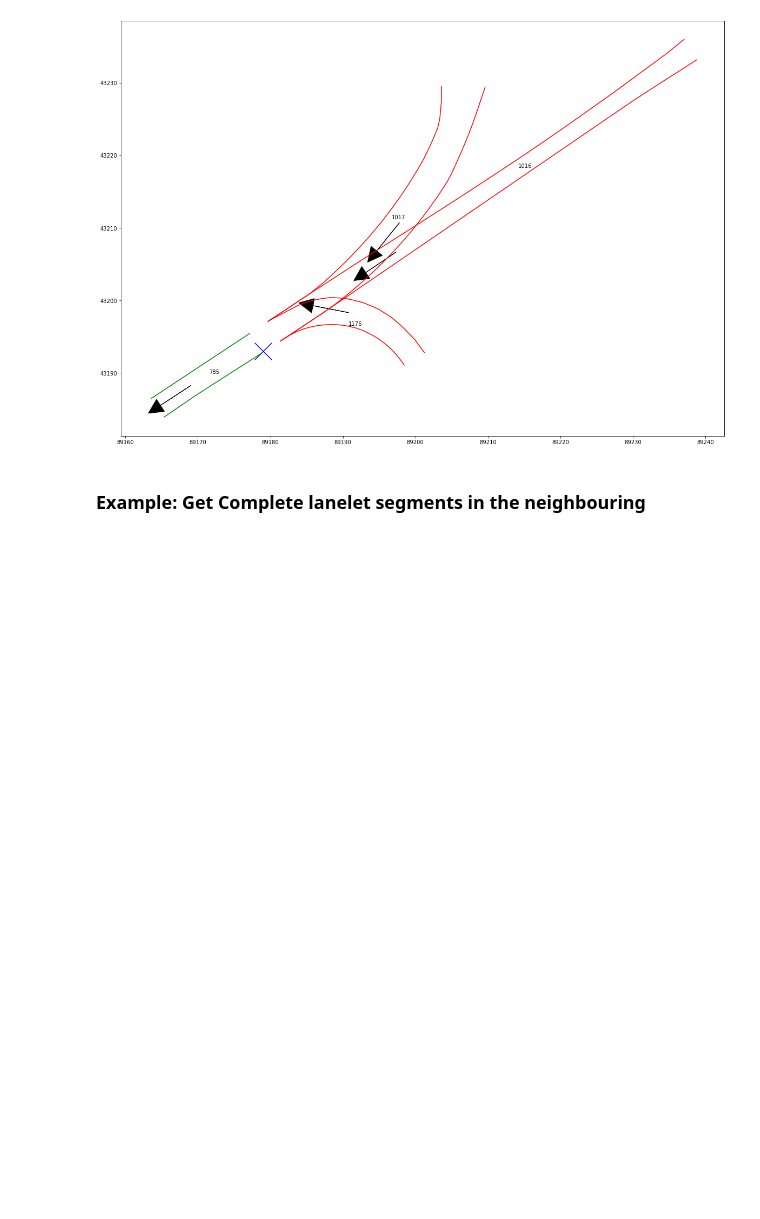
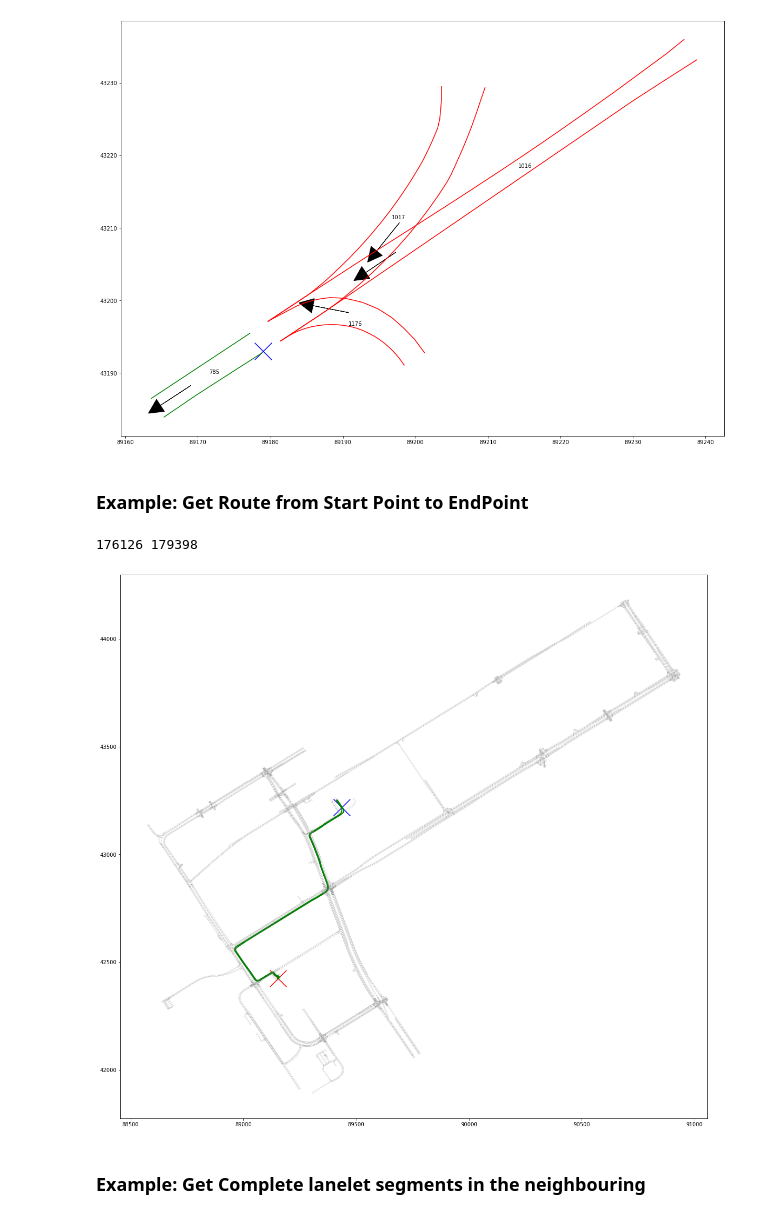
Before and after one commit to tier4/lanelet2_python_api_for_autoware, a Jupyter notebook: basic_lanelet2_extraction.ipynb, the cells around one changed output. Saved outputs shown, nothing was run; the diff lists cells and outputs as text; code cells hidden in the pictures; blank space fills up the shorter version.

Commit message:
feat: add routing with naive python APIs
Signed-off-by: YuxuanLiuTier4Desktop <619684051@qq.com>

```diff
--- a/basic_lanelet2_extraction.ipynb
+++ b/basic_lanelet2_extraction.ipynb
@@ -261,3 +261,5 @@ for lanelet in preceding_lanlets:
 ax.set_aspect('equal')
 # %% [output]
 [figure]
+# %% [markdown]
+### Example: Get Route from Start Point to EndPoint
@@ -264,3 +291,36 @@ ax.set_aspect('equal')
+# %%
+def navigate(start_point, end_point):
+    start_lanelet = query.getCurrentLanelets(all_lanelets, start_point)[0]
+    end_lanelet   = query.getCurrentLanelets(all_lanelets, end_point)[0]
+
+    print(start_lanelet.id, end_lanelet.id)
+
+    # routing_graph API   https://github.com/fzi-forschungszentrum-informatik/Lanelet2/blob/master/lanelet2_python/python_api/routing.cpp#L250
+    lanelet_route = routing_graph.getRoute(start_lanelet, end_lanelet, 0, True)
+    # route object API   https://github.com/fzi-forschungszentrum-informatik/Lanelet2/blob/master/lanelet2_python/python_api/routing.cpp#L375
+
+    shortest_path = lanelet_route.shortestPath()
+    lanelet_list = [path for path in shortest_path] # a list of lanelet
+
+    return lanelet_list
+
+lanelet_list = navigate(start_point, end_point)
+## visualization
+fig, ax = plt.subplots(figsize=(20, 19))
+ax.scatter(start_point[0], start_point[1], color="blue", marker="x", label="search point", s=1000)
+ax.scatter(end_point[0], end_point[1], color="red", marker="x", label="search point", s=1000)
+
+for lanelet in all_lanelets:
+    if lanelet in lanelet_list:
+        plot_linestring(lanelet.leftBound, ax, "green", "-", label=f"leftBound_{lanelet.id}", linewidth=2)
+        plot_linestring(lanelet.rightBound, ax, "green", "-", label=f"rightBound_{lanelet.id}", linewidth=2)
+
+    else:
+        plot_linestring(lanelet.leftBound, ax, "gray", "-", label=f"leftBound_{lanelet.id}", linewidth=0.2)
+        plot_linestring(lanelet.rightBound, ax, "gray", "-", label=f"rightBound_{lanelet.id}", linewidth=0.2)
+# %% [output]
+176126 179398
+[figure, added]
 # %% [markdown]
 ### Example: Get Complete lanelet segments in the neighbouring
 # %%
```
Also changed, not shown: parts of 3 cells of this notebook.
